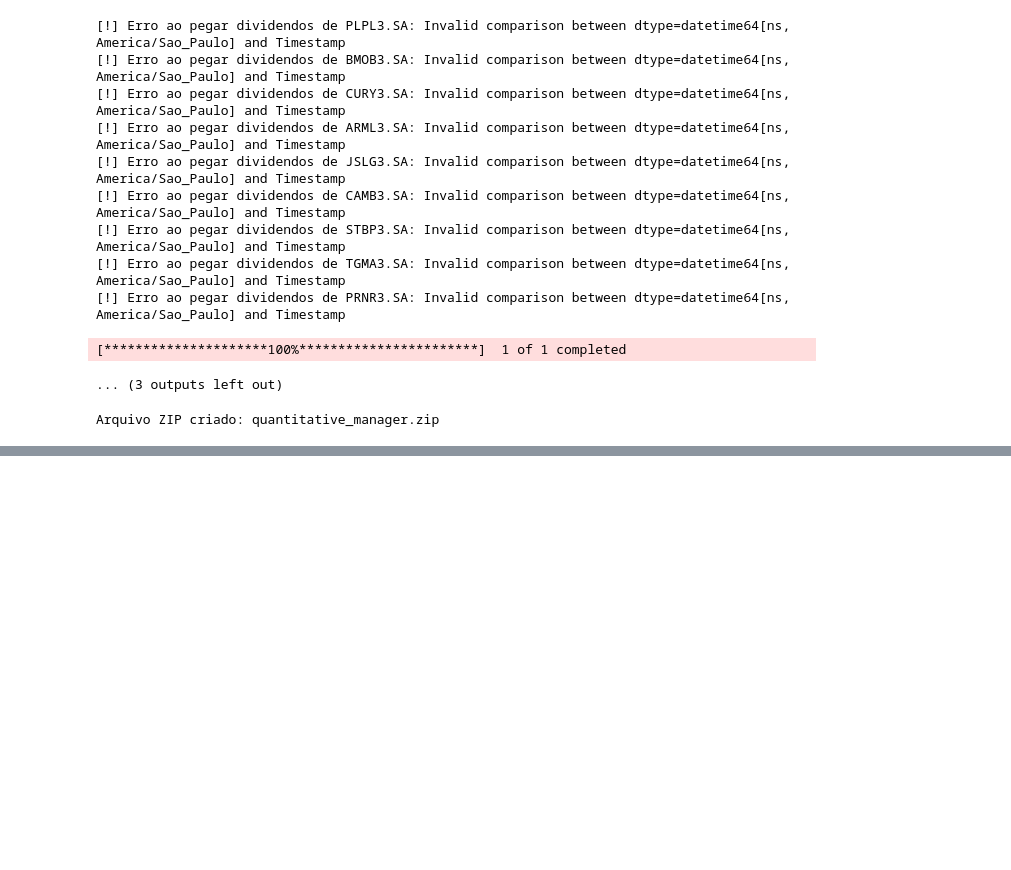
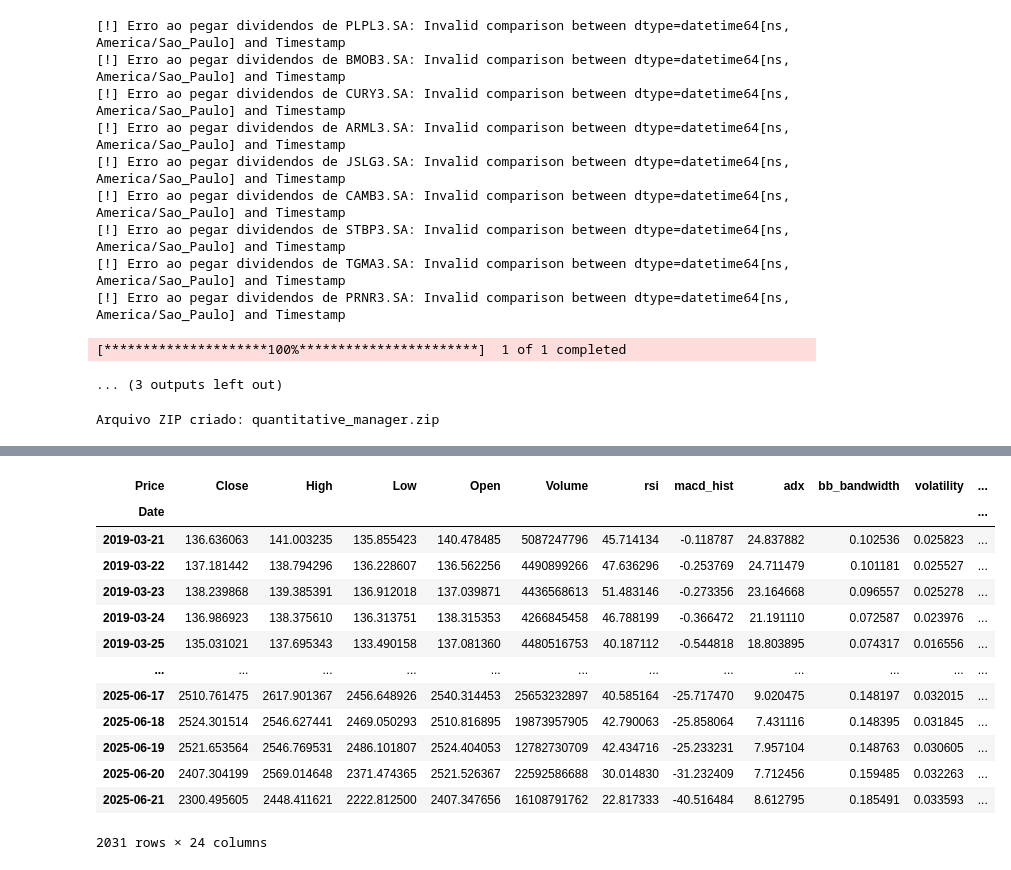
Before and after one commit to leandrocandida/CleanArch, a Jupyter notebook: Untitled11.ipynb, the cells around one changed output, grey strips where cells are left out. Drawn from its saved outputs; the diff is of its cells as text; code cells hidden in the pictures; blank space fills up the shorter version.

```diff
--- a/Untitled11.ipynb
+++ b/Untitled11.ipynb
@@ -1248,0 +1512,20 @@ Arquivo ZIP criado: quantitative_manager.zip
+# %%
+# --- Baixar e preparar dados ---
+ticker = 'SOL-USD'
+df = yf.download(ticker, start='2000-01-01')
+df = df.xs((ticker),level="Ticker",axis=1)
+df['rsi'] = rsi(df['Close'])
+df['macd_hist'] = macd_hist(df['Close'])
+df['adx'] = adx(df)
+df['bb_bandwidth'] = bb_bandwidth(df['Close'])
+df.dropna(inplace=True)
+
+features_cluster = ['rsi', 'macd_hist', 'adx']
+kmeans = KMeans(n_clusters=3, random_state=42)
+df['market_regime'] = kmeans.fit_predict(df[features_cluster])
+
+horizon = 3
+df['target'] = (df['Close'].shift(-horizon) > df['Close']).astype(int)
+df.dropna(inplace=True)
+
+features = ['rsi', 'macd_hist', 'adx', 'market_regime']
@@ -1248,0 +1925,4 @@ Arquivo ZIP criado: quantitative_manager.zip
+# %%
+# ⚙️ Run Optuna
+study = optuna.create_study(direction="maximize")
+study.optimize(optuna_objective, n_trials=50, show_progress_bar=True)
@@ -1248,0 +1948,10 @@ Arquivo ZIP criado: quantitative_manager.zip
+# %%
+# 👑 Melhor conjunto de parâmetros
+best_params = study.best_params
+print("\n🎯 Melhores parâmetros encontrados:")
+for k, v in best_params.items():
+    print(f"{k}: {v:.4f}" if isinstance(v, float) else f"{k}: {v}")
+print(f"\n📈 Sharpe Médio: {study.best_value:.4f}")
+
+# 🧪 Backtest final com melhores parâmetros
+final_results, full_df = backtest_with_full_params(df, features, **best_params)
@@ -1248,0 +1975,17 @@ Arquivo ZIP criado: quantitative_manager.zip
+# %%
+full_df[full_df['signal_filled'] == 0]
+# %% [output]
+| Price | Close | High | Low | Open | Volume | rsi | macd_hist | adx | bb_bandwidth | volatility | ... |
+| Date |  |  |  |  |  |  |  |  |  |  | ... |
+| 2019-03-21 | 136.636063 | 141.003235 | 135.855423 | 140.478485 | 5087247796 | 45.714134 | -0.118787 | 24.837882 | 0.102536 | 0.025823 | ... |
+| 2019-03-22 | 137.181442 | 138.794296 | 136.228607 | 136.562256 | 4490899266 | 47.636296 | -0.253769 | 24.711479 | 0.101181 | 0.025527 | ... |
+| 2019-03-23 | 138.239868 | 139.385391 | 136.912018 | 137.039871 | 4436568613 | 51.483146 | -0.273356 | 23.164668 | 0.096557 | 0.025278 | ... |
+| 2019-03-24 | 136.986923 | 138.375610 | 136.313751 | 138.315353 | 4266845458 | 46.788199 | -0.366472 | 21.191110 | 0.072587 | 0.023976 | ... |
+| 2019-03-25 | 135.031021 | 137.695343 | 133.490158 | 137.081360 | 4480516753 | 40.187112 | -0.544818 | 18.803895 | 0.074317 | 0.016556 | ... |
+| ... | ... | ... | ... | ... | ... | ... | ... | ... | ... | ... | ... |
+| 2025-06-17 | 2510.761475 | 2617.901367 | 2456.648926 | 2540.314453 | 25653232897 | 40.585164 | -25.717470 | 9.020475 | 0.148197 | 0.032015 | ... |
+| 2025-06-18 | 2524.301514 | 2546.627441 | 2469.050293 | 2510.816895 | 19873957905 | 42.790063 | -25.858064 | 7.431116 | 0.148395 | 0.031845 | ... |
+| 2025-06-19 | 2521.653564 | 2546.769531 | 2486.101807 | 2524.404053 | 12782730709 | 42.434716 | -25.233231 | 7.957104 | 0.148763 | 0.030605 | ... |
+| 2025-06-20 | 2407.304199 | 2569.014648 | 2371.474365 | 2521.526367 | 22592586688 | 30.014830 | -31.232409 | 7.712456 | 0.159485 | 0.032263 | ... |
+| 2025-06-21 | 2300.495605 | 2448.411621 | 2222.812500 | 2407.347656 | 16108791762 | 22.817333 | -40.516484 | 8.612795 | 0.185491 | 0.033593 | ... |
+2031 rows × 24 columns
```
Also changed, not shown: parts of 17 cells of this notebook.
